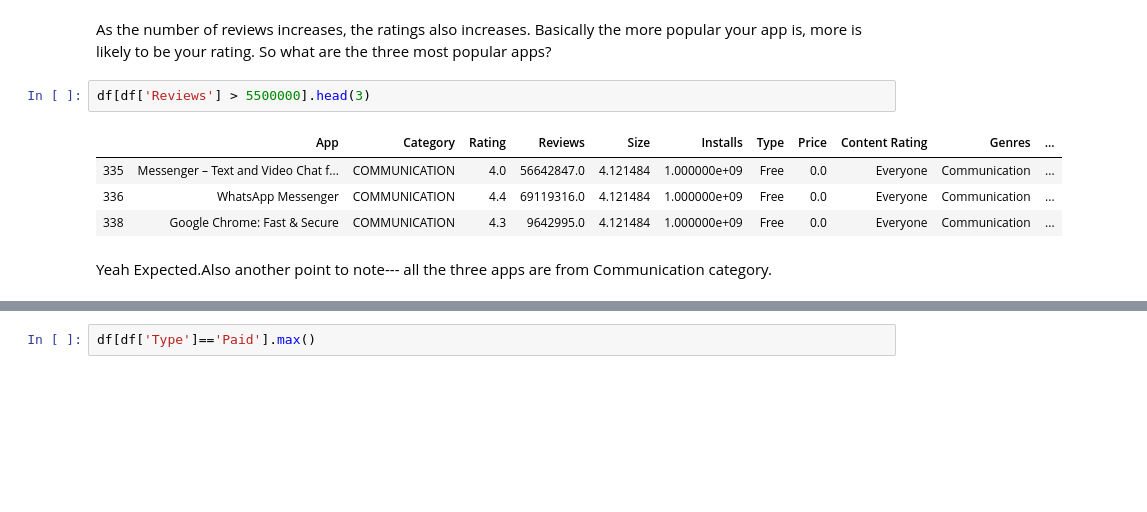
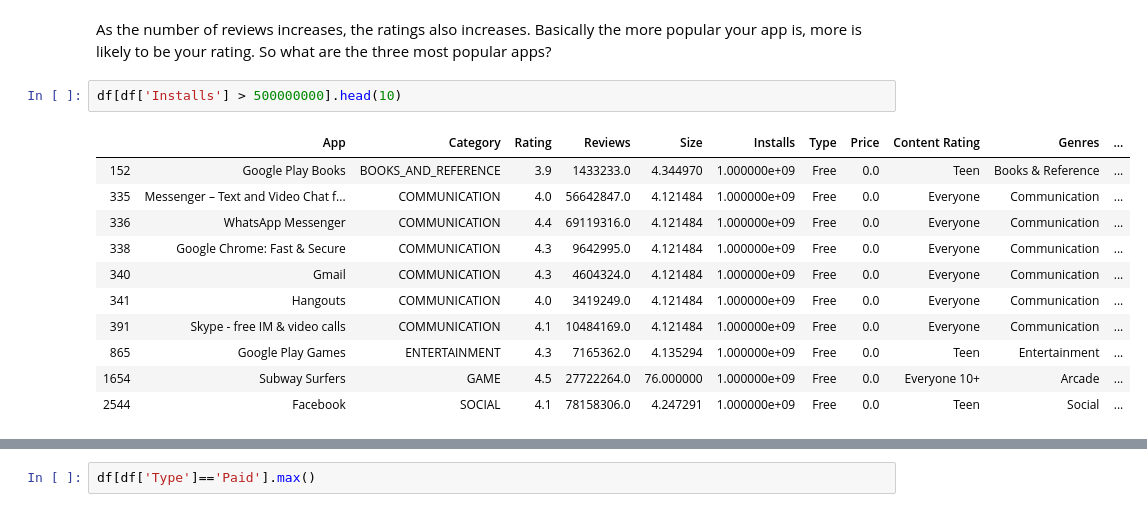
Before and after one commit to satarupa5/GooglePlayStore, a Jupyter notebook: EDA_Final.ipynb, the cells around one changed output, grey strips where cells are left out. Cells and saved outputs as stored; diff of their text form; blank space fills up the shorter version.

```diff
--- a/EDA_Final.ipynb
+++ b/EDA_Final.ipynb
@@ -419,11 +447,16 @@ sns.jointplot(x = 'Reviews', y = 'Rating', data = df[df['Reviews'] > 2500000], k
 As the number of reviews increases, the ratings also increases. Basically the more popular your app is, more is likely to be your rating.
 So what are the three most popular apps?
 # %%
-df[df['Reviews'] > 5500000].head(3)
+df[df['Installs'] > 500000000].head(10)
 # %% [output]
 |  | App | Category | Rating | Reviews | Size | Installs | Type | Price | Content Rating | Genres | ... |
+| 152 | Google Play Books | BOOKS_AND_REFERENCE | 3.9 | 1433233.0 | 4.344970 | 1.000000e+09 | Free | 0.0 | Teen | Books & Reference | ... |
 | 335 | Messenger – Text and Video Chat f... | COMMUNICATION | 4.0 | 56642847.0 | 4.121484 | 1.000000e+09 | Free | 0.0 | Everyone | Communication | ... |
 | 336 | WhatsApp Messenger | COMMUNICATION | 4.4 | 69119316.0 | 4.121484 | 1.000000e+09 | Free | 0.0 | Everyone | Communication | ... |
 | 338 | Google Chrome: Fast & Secure | COMMUNICATION | 4.3 | 9642995.0 | 4.121484 | 1.000000e+09 | Free | 0.0 | Everyone | Communication | ... |
+| 340 | Gmail | COMMUNICATION | 4.3 | 4604324.0 | 4.121484 | 1.000000e+09 | Free | 0.0 | Everyone | Communication | ... |
+| 341 | Hangouts | COMMUNICATION | 4.0 | 3419249.0 | 4.121484 | 1.000000e+09 | Free | 0.0 | Everyone | Communication | ... |
+| 391 | Skype - free IM & video calls | COMMUNICATION | 4.1 | 10484169.0 | 4.121484 | 1.000000e+09 | Free | 0.0 | Everyone | Communication | ... |
+| 865 | Google Play Games | ENTERTAINMENT | 4.3 | 7165362.0 | 4.135294 | 1.000000e+09 | Free | 0.0 | Teen | Entertainment | ... |
+| 1654 | Subway Surfers | GAME | 4.5 | 27722264.0 | 76.000000 | 1.000000e+09 | Free | 0.0 | Everyone 10+ | Arcade | ... |
+| 2544 | Facebook | SOCIAL | 4.1 | 78158306.0 | 4.247291 | 1.000000e+09 | Free | 0.0 | Teen | Social | ... |
-# %% [markdown]
-Yeah Expected.Also another point to note--- all the three apps are from Communication category.
```
Also changed, not shown: parts of 62 cells of this notebook.
